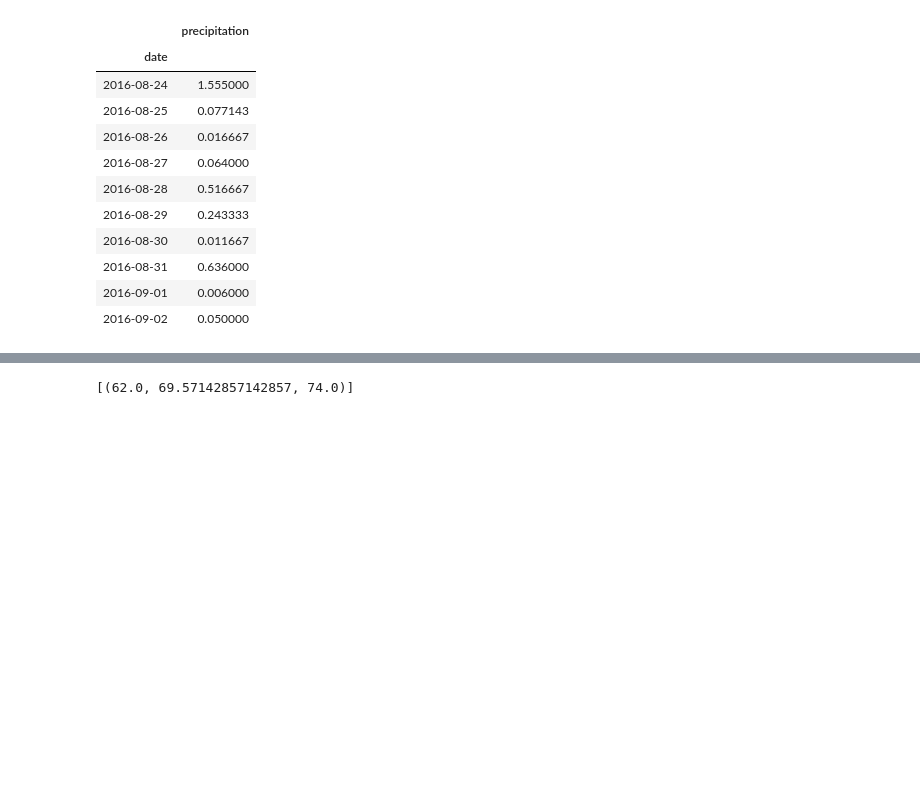
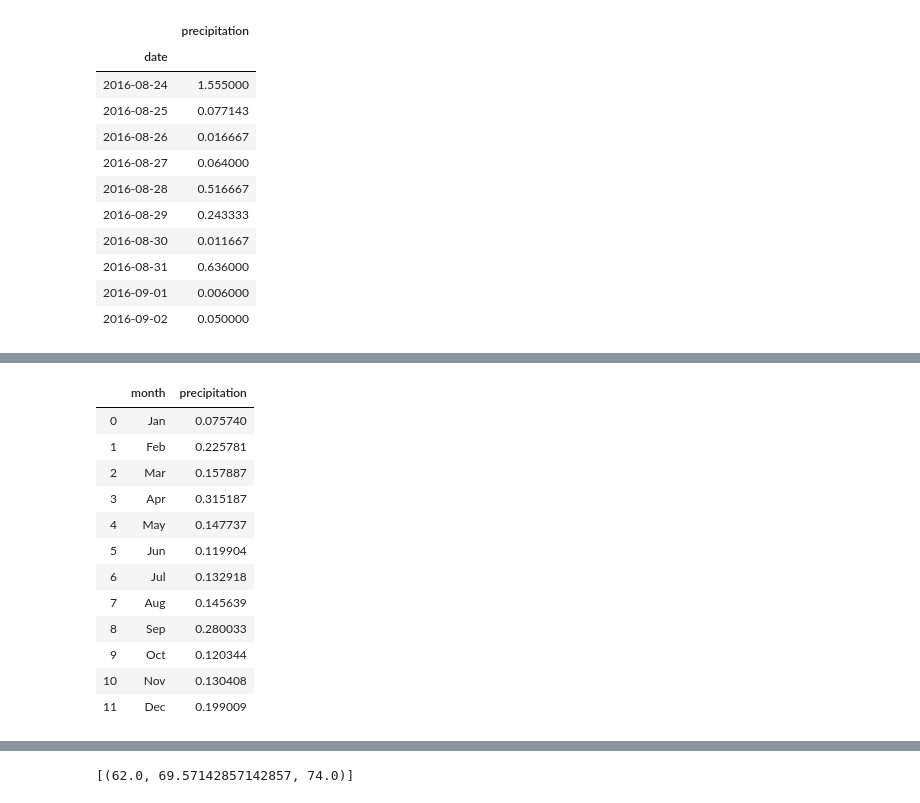
Before and after one commit to LinaSachuk/DU_HomeWork, a Jupyter notebook: sqlalchemy-challenge/climate_starter.ipynb, the cells around one changed output, grey strips where cells are left out. Saved outputs shown, nothing was run; the diff lists cells and outputs as text; code cells hidden in the pictures; blank space fills up the shorter version.

```diff
--- a/sqlalchemy-challenge/climate_starter.ipynb
+++ b/sqlalchemy-challenge/climate_starter.ipynb
@@ -212,0 +206,10 @@ plt.show()
+# %%
+df_q13 = pd.DataFrame(q12, columns=['date', 'precipitation'])
+df_q13.head(10)
+
+#efficient way to extract year from string format date
+df_q13['year'] = pd.DatetimeIndex(df_q13['date']).year
+
+#efficient way to extract month from string format date
+df_q13['month'] = pd.DatetimeIndex(df_q13['date']).month
+df_q13.head()
@@ -212,0 +223,21 @@ plt.show()
+# %%
+# Avarage precipitation for each month of the year
+df_q13 = df_q13.groupby(['month'], as_index=False)['precipitation'].mean()
+df_q13 = pd.DataFrame(df_q13)
+import calendar
+df_q13['month'] = df_q13['month'].apply(lambda x: calendar.month_abbr[x])
+df_q13
+# %% [output]
+|  | month | precipitation |
+| 0 | Jan | 0.075740 |
+| 1 | Feb | 0.225781 |
+| 2 | Mar | 0.157887 |
+| 3 | Apr | 0.315187 |
+| 4 | May | 0.147737 |
+| 5 | Jun | 0.119904 |
+| 6 | Jul | 0.132918 |
+| 7 | Aug | 0.145639 |
+| 8 | Sep | 0.280033 |
+| 9 | Oct | 0.120344 |
+| 10 | Nov | 0.130408 |
+| 11 | Dec | 0.199009 |
```
Also changed, not shown: parts of 18 cells of this notebook, 2 other files.
